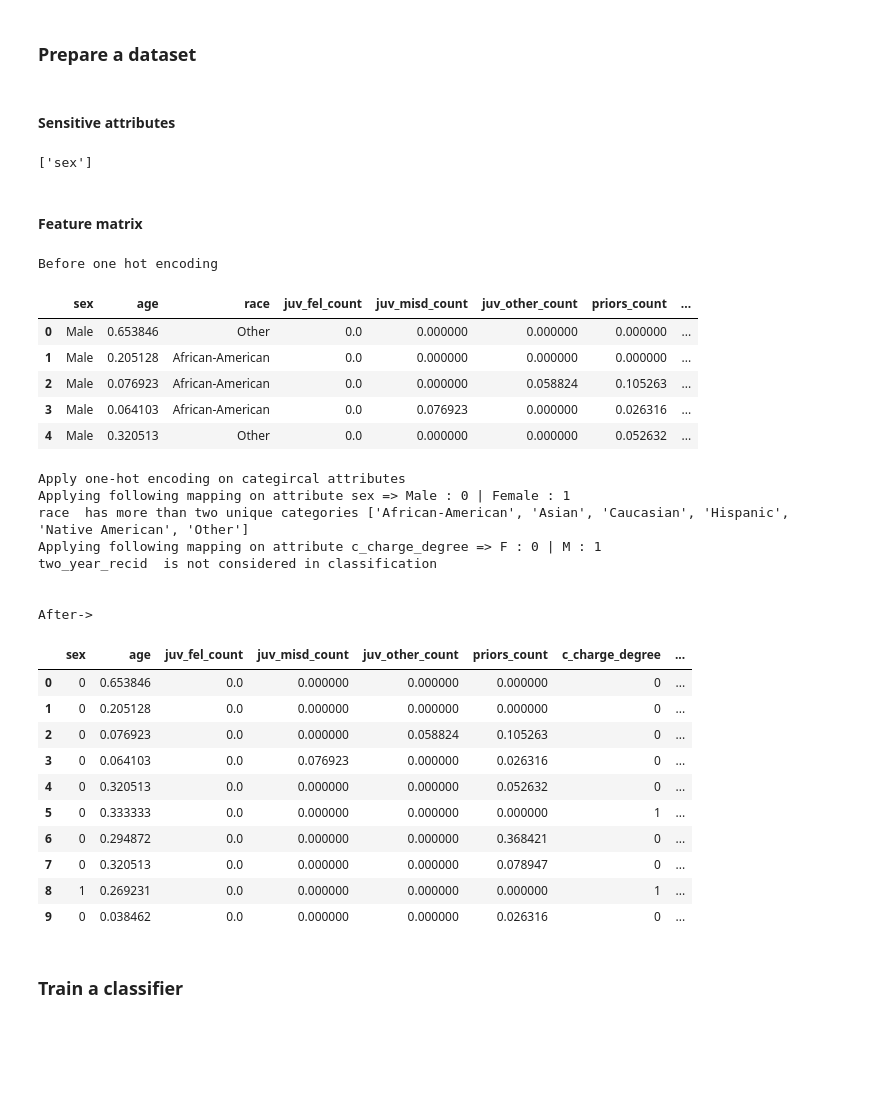
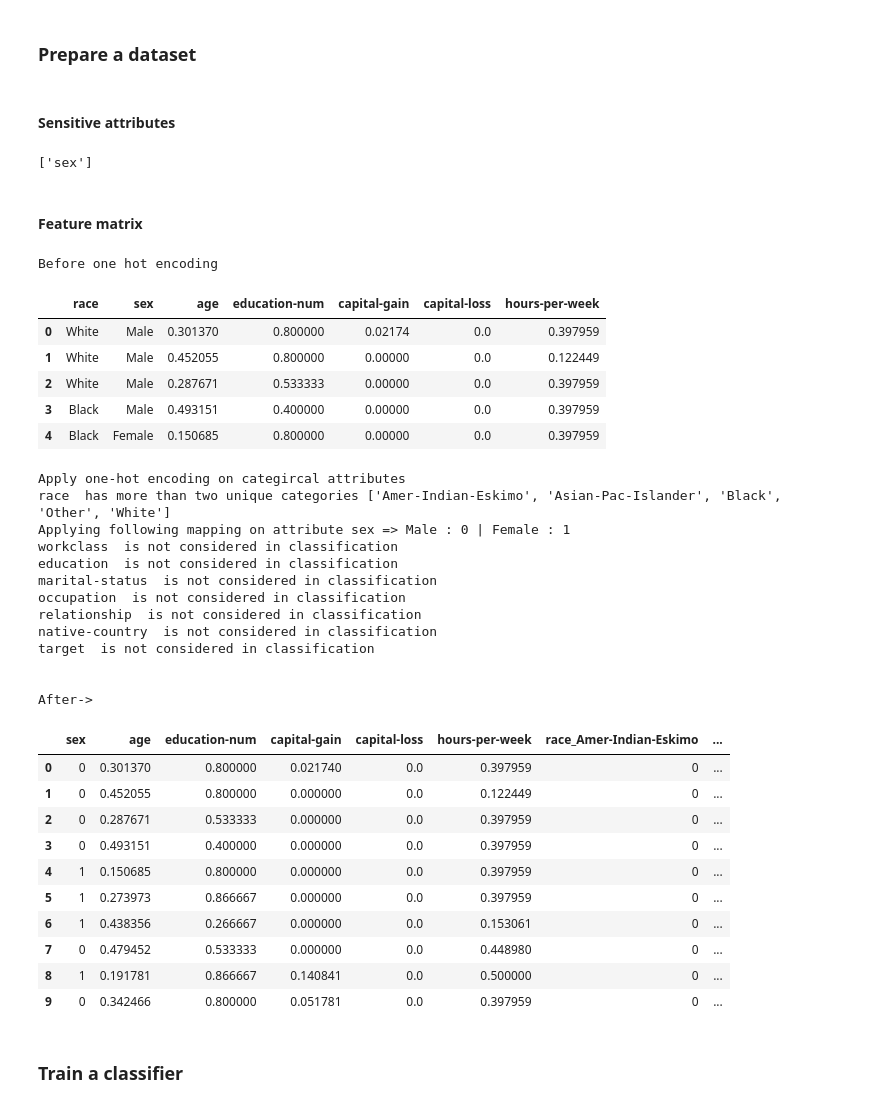
Before and after one commit to meelgroup/justicia, a Jupyter notebook: doc/4. Influence function.ipynb, the cells around one changed output. Cells and saved outputs as stored; diff of their text form; code cells hidden in the pictures; blank space fills up the shorter version.

```diff
--- a/doc/4. Influence function.ipynb
+++ b/doc/4. Influence function.ipynb
@@ -38,28 +38,28 @@ from justicia.metrics import Metric
 ### Prepare a dataset
 # %%
 verbose = False
-dataset = Compas(verbose=verbose, config=2) # config defines configuration for sensitive groups
+dataset = Adult(verbose=verbose, config=2) # config defines configuration for sensitive groups
 df = dataset.get_df()
 # get X,y
 X = df.drop(['target'], axis=1)
 y = df['target']
 display(Markdown("#### Sensitive attributes"))
 print(dataset.known_sensitive_attributes)
 display(Markdown("#### Feature matrix"))
 print("Before one hot encoding")
 attributes = X.columns
 X.head()
 # %% [output]
 #### Sensitive attributes
 ['sex']
 #### Feature matrix
 Before one hot encoding
-|  | sex | age | race | juv_fel_count | juv_misd_count | juv_other_count | priors_count | ... |
-| 0 | Male | 0.653846 | Other | 0.0 | 0.000000 | 0.000000 | 0.000000 | ... |
-| 1 | Male | 0.205128 | African-American | 0.0 | 0.000000 | 0.000000 | 0.000000 | ... |
-| 2 | Male | 0.076923 | African-American | 0.0 | 0.000000 | 0.058824 | 0.105263 | ... |
-| 3 | Male | 0.064103 | African-American | 0.0 | 0.076923 | 0.000000 | 0.026316 | ... |
-| 4 | Male | 0.320513 | Other | 0.0 | 0.000000 | 0.000000 | 0.052632 | ... |
+|  | race | sex | age | education-num | capital-gain | capital-loss | hours-per-week |
+| 0 | White | Male | 0.301370 | 0.800000 | 0.02174 | 0.0 | 0.397959 |
+| 1 | White | Male | 0.452055 | 0.800000 | 0.00000 | 0.0 | 0.122449 |
+| 2 | White | Male | 0.287671 | 0.533333 | 0.00000 | 0.0 | 0.397959 |
+| 3 | Black | Male | 0.493151 | 0.400000 | 0.00000 | 0.0 | 0.397959 |
+| 4 | Black | Female | 0.150685 | 0.800000 | 0.00000 | 0.0 | 0.397959 |
 # %%
 # one-hot encoding for categorical features (this takes care of Label encoding automatically)
 X = justicia.utils.get_one_hot_encoded_df(X,dataset.categorical_attributes, verbose=True)
@@ -67,24 +67,29 @@ print("After->")
 X.head(n=10)
 # %% [output]
 Apply one-hot encoding on categircal attributes
+race  has more than two unique categories ['Amer-Indian-Eskimo', 'Asian-Pac-Islander', 'Black', 'Other', 'White']
 Applying following mapping on attribute sex => Male : 0 | Female : 1
-race  has more than two unique categories ['African-American', 'Asian', 'Caucasian', 'Hispanic', 'Native American', 'Other']
-Applying following mapping on attribute c_charge_degree => F : 0 | M : 1
-two_year_recid  is not considered in classification
+workclass  is not considered in classification
+education  is not considered in classification
+marital-status  is not considered in classification
+occupation  is not considered in classification
+relationship  is not considered in classification
+native-country  is not considered in classification
+target  is not considered in classification
 
 
 After->
-|  | sex | age | juv_fel_count | juv_misd_count | juv_other_count | priors_count | c_charge_degree | ... |
-| 0 | 0 | 0.653846 | 0.0 | 0.000000 | 0.000000 | 0.000000 | 0 | ... |
-| 1 | 0 | 0.205128 | 0.0 | 0.000000 | 0.000000 | 0.000000 | 0 | ... |
-| 2 | 0 | 0.076923 | 0.0 | 0.000000 | 0.058824 | 0.105263 | 0 | ... |
-| 3 | 0 | 0.064103 | 0.0 | 0.076923 | 0.000000 | 0.026316 | 0 | ... |
-| 4 | 0 | 0.320513 | 0.0 | 0.000000 | 0.000000 | 0.052632 | 0 | ... |
-| 5 | 0 | 0.333333 | 0.0 | 0.000000 | 0.000000 | 0.000000 | 1 | ... |
-| 6 | 0 | 0.294872 | 0.0 | 0.000000 | 0.000000 | 0.368421 | 0 | ... |
-| 7 | 0 | 0.320513 | 0.0 | 0.000000 | 0.000000 | 0.078947 | 0 | ... |
-| 8 | 1 | 0.269231 | 0.0 | 0.000000 | 0.000000 | 0.000000 | 1 | ... |
-| 9 | 0 | 0.038462 | 0.0 | 0.000000 | 0.000000 | 0.026316 | 0 | ... |
+|  | sex | age | education-num | capital-gain | capital-loss | hours-per-week | race_Amer-Indian-Eskimo | ... |
+| 0 | 0 | 0.301370 | 0.800000 | 0.021740 | 0.0 | 0.397959 | 0 | ... |
+| 1 | 0 | 0.452055 | 0.800000 | 0.000000 | 0.0 | 0.122449 | 0 | ... |
+| 2 | 0 | 0.287671 | 0.533333 | 0.000000 | 0.0 | 0.397959 | 0 | ... |
+| 3 | 0 | 0.493151 | 0.400000 | 0.000000 | 0.0 | 0.397959 | 0 | ... |
+| 4 | 1 | 0.150685 | 0.800000 | 0.000000 | 0.0 | 0.397959 | 0 | ... |
+| 5 | 1 | 0.273973 | 0.866667 | 0.000000 | 0.0 | 0.397959 | 0 | ... |
+| 6 | 1 | 0.438356 | 0.266667 | 0.000000 | 0.0 | 0.153061 | 0 | ... |
+| 7 | 0 | 0.479452 | 0.533333 | 0.000000 | 0.0 | 0.448980 | 0 | ... |
+| 8 | 1 | 0.191781 | 0.866667 | 0.140841 | 0.0 | 0.500000 | 0 | ... |
+| 9 | 0 | 0.342466 | 0.800000 | 0.051781 | 0.0 | 0.397959 | 0 | ... |
 # %% [markdown]
 ### Train a classifier
 # %%
```
Also changed, not shown: parts of 3 cells of this notebook, 14 other files.
